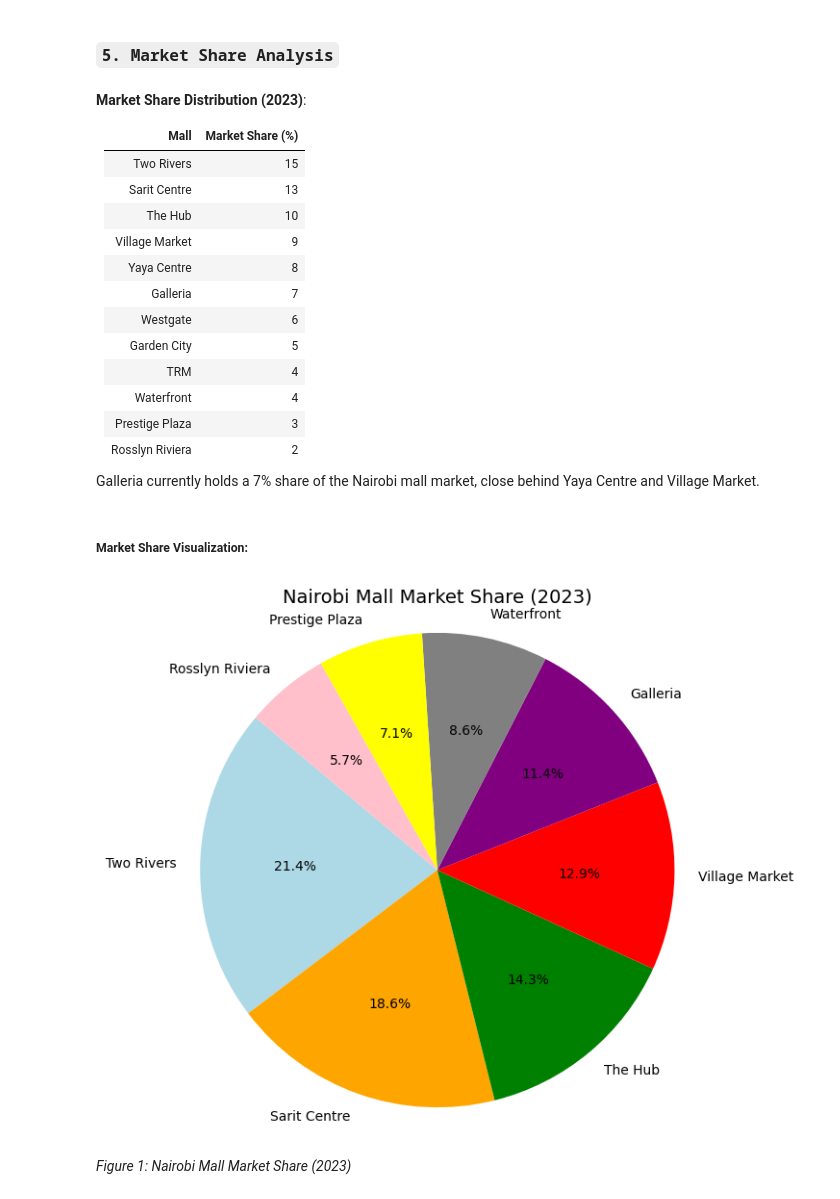
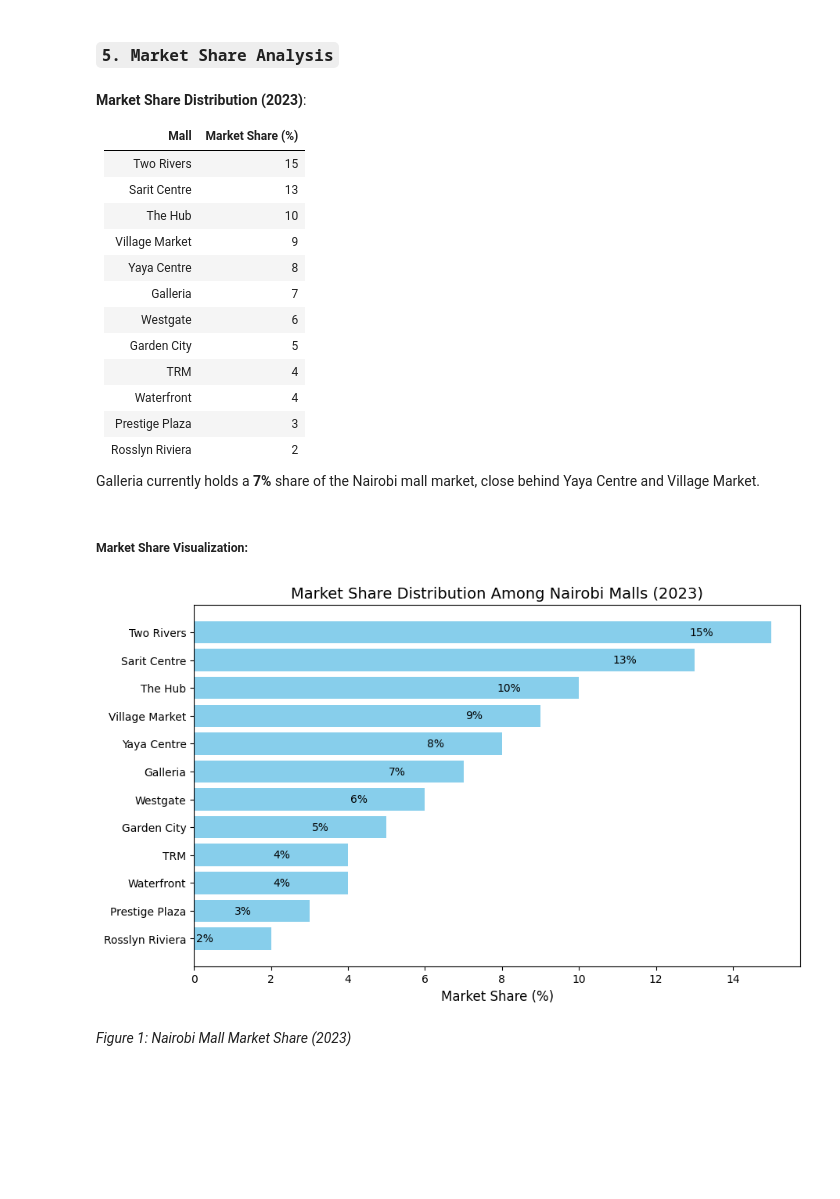
Before and after one commit to GeGe-K/galleria-predictions, a Jupyter notebook: notebook/galleria.ipynb, the cells around one changed output. Saved outputs shown, nothing was run; the diff lists cells and outputs as text; code cells hidden in the pictures; blank space fills up the shorter version.

```diff
--- a/notebook/galleria.ipynb
+++ b/notebook/galleria.ipynb
@@ -79,23 +79,28 @@ PACKAGE SUCCESS!! 🎉
 | Rosslyn Riviera | 2         |
 
 
-Galleria currently holds a 7% share of the Nairobi mall market, close behind Yaya Centre and Village Market.
+Galleria currently holds a **7%** share of the Nairobi mall market, close behind Yaya Centre and Village Market.
 # %% [markdown]
 ##### **Market Share Visualization**:
 # %%
 # Data for market share
-malls = ['Two Rivers', 'Sarit Centre', 'The Hub', 'Village Market', 'Galleria', 'Waterfront', 'Prestige Plaza', 'Rosslyn Riviera']
-market_share = [15, 13, 10, 9, 8, 6, 5, 4]
+malls = ['Two Rivers', 'Sarit Centre', 'The Hub', 'Village Market', 'Yaya Centre', 'Galleria', 'Westgate', 'Garden City', 'TRM', 'Waterfront', 'Prestige Plaza', 'Rosslyn Riviera']
+market_share = [15, 13, 10, 9, 8, 7, 6, 5, 4, 4, 3, 2]
 
 # Plotting
-plt.figure(figsize=(7, 7))
-plt.pie(market_share, labels=malls, autopct='%1.1f%%', colors=['lightblue', 'orange', 'green', 'red', 'purple', 'gray', 'yellow', 'pink'], startangle=140)
+plt.figure(figsize=(10, 6))
+bars = plt.barh(malls, market_share, color='skyblue')
+plt.xlabel('Market Share (%)', fontsize=12)
+plt.title('Market Share Distribution Among Nairobi Malls (2023)', fontsize=14)
+plt.gca().invert_yaxis()  # Invert y-axis for descending order
 
-plt.title('Nairobi Mall Market Share (2023)', fontsize=14)
-plt.axis('equal')  # Equal aspect ratio ensures the pie chart is circular.
+# Annotate percentages within each bar
+for bar, percentage in zip(bars, market_share):
+    plt.text(bar.get_width() - 1.5, bar.get_y() + bar.get_height() / 2, f'{percentage}%', va='center', ha='right', fontsize=10, color='black')
+
 plt.show()
 # %% [output]
-[figure, old version]
+[figure, new version]
 # %% [markdown]
 <i>Figure 1: Nairobi Mall Market Share (2023)<i>
 # %% [markdown]
```
Also changed, not shown: parts of 5 cells of this notebook.
